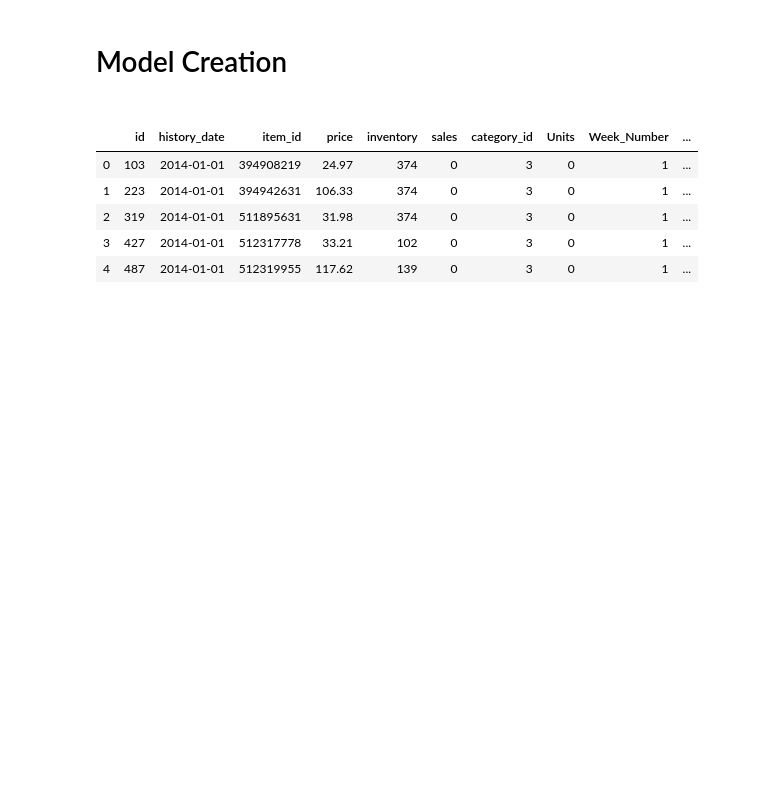
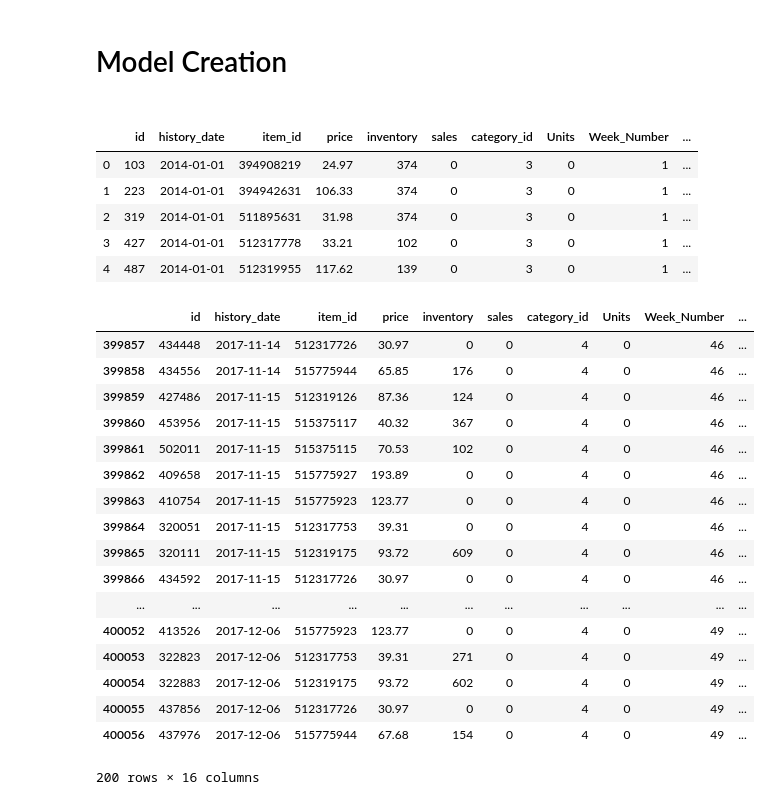
Before and after one commit to MsSyrine/Cognira_Exam, a Jupyter notebook: WIP.ipynb, the cells around one changed output. Saved outputs shown, nothing was run; the diff lists cells and outputs as text; code cells hidden in the pictures; blank space fills up the shorter version.

```diff
--- a/WIP.ipynb
+++ b/WIP.ipynb
@@ -244,0 +284,21 @@ result.head()
+# %%
+result.tail(200)
+# %% [output]
+|  | id | history_date | item_id | price | inventory | sales | category_id | Units | Week_Number | ... |
+| 399857 | 434448 | 2017-11-14 | 512317726 | 30.97 | 0 | 0 | 4 | 0 | 46 | ... |
+| 399858 | 434556 | 2017-11-14 | 515775944 | 65.85 | 176 | 0 | 4 | 0 | 46 | ... |
+| 399859 | 427486 | 2017-11-15 | 512319126 | 87.36 | 124 | 0 | 4 | 0 | 46 | ... |
+| 399860 | 453956 | 2017-11-15 | 515375117 | 40.32 | 367 | 0 | 4 | 0 | 46 | ... |
+| 399861 | 502011 | 2017-11-15 | 515375115 | 70.53 | 102 | 0 | 4 | 0 | 46 | ... |
+| 399862 | 409658 | 2017-11-15 | 515775927 | 193.89 | 0 | 0 | 4 | 0 | 46 | ... |
+| 399863 | 410754 | 2017-11-15 | 515775923 | 123.77 | 0 | 0 | 4 | 0 | 46 | ... |
+| 399864 | 320051 | 2017-11-15 | 512317753 | 39.31 | 0 | 0 | 4 | 0 | 46 | ... |
+| 399865 | 320111 | 2017-11-15 | 512319175 | 93.72 | 609 | 0 | 4 | 0 | 46 | ... |
+| 399866 | 434592 | 2017-11-15 | 512317726 | 30.97 | 0 | 0 | 4 | 0 | 46 | ... |
+| ... | ... | ... | ... | ... | ... | ... | ... | ... | ... | ... |
+| 400052 | 413526 | 2017-12-06 | 515775923 | 123.77 | 0 | 0 | 4 | 0 | 49 | ... |
+| 400053 | 322823 | 2017-12-06 | 512317753 | 39.31 | 271 | 0 | 4 | 0 | 49 | ... |
+| 400054 | 322883 | 2017-12-06 | 512319175 | 93.72 | 602 | 0 | 4 | 0 | 49 | ... |
+| 400055 | 437856 | 2017-12-06 | 512317726 | 30.97 | 0 | 0 | 4 | 0 | 49 | ... |
+| 400056 | 437976 | 2017-12-06 | 515775944 | 67.68 | 154 | 0 | 4 | 0 | 49 | ... |
+200 rows × 16 columns
```
Also changed, not shown: parts of 5 cells of this notebook.
